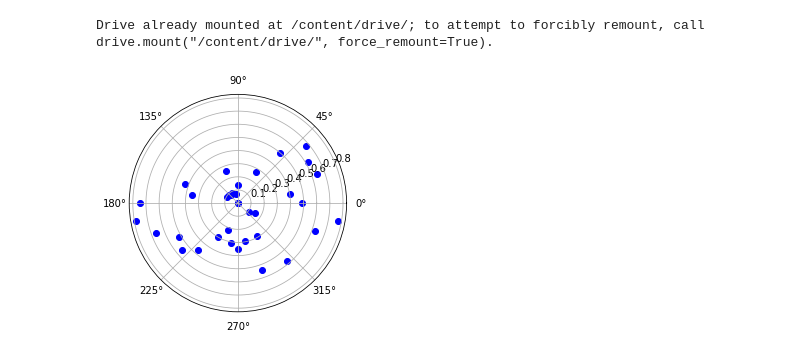
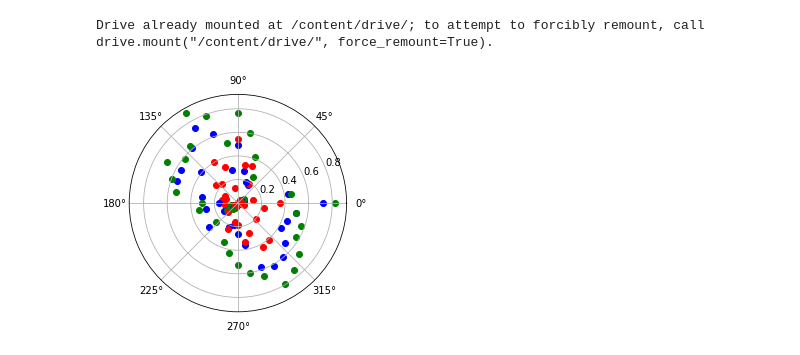
Before and after one commit to jgsuarezc/Fotoelasticidad, a Jupyter notebook: Fotoelastidad.ipynb, the cells around one changed output. Cells and saved outputs as stored; diff of their text form; code cells hidden in the pictures.

```diff
--- a/Fotoelastidad.ipynb
+++ b/Fotoelastidad.ipynb
@@ -43,12 +43,12 @@ Drive already mounted at /content/drive/; to attempt to forcibly remount, call d
 # %%
 #grafica la intensidad Normalizada vs Angulo  coordenadas polares
 fig = plt.figure()
 ax = fig.add_subplot(projection="polar")
 for i in range(36):
   ax.scatter(2*np.pi/36*i,BGRA[i,0],color = 'blue' )
-  #ax.scatter(2*np.pi/36*i,BGRA[i,1], color = 'green')
-  #ax.scatter(2*np.pi/36*i,BGRA[i,2],color = 'red' )
+  ax.scatter(2*np.pi/36*i,BGRA[i,1], color = 'green')
+  ax.scatter(2*np.pi/36*i,BGRA[i,2],color = 'red' )
 
 plt.show()
 # %% [output]
-[figure, old version]
+[figure, new version]
```
Also changed, not shown: parts of 1 cell of this notebook.
